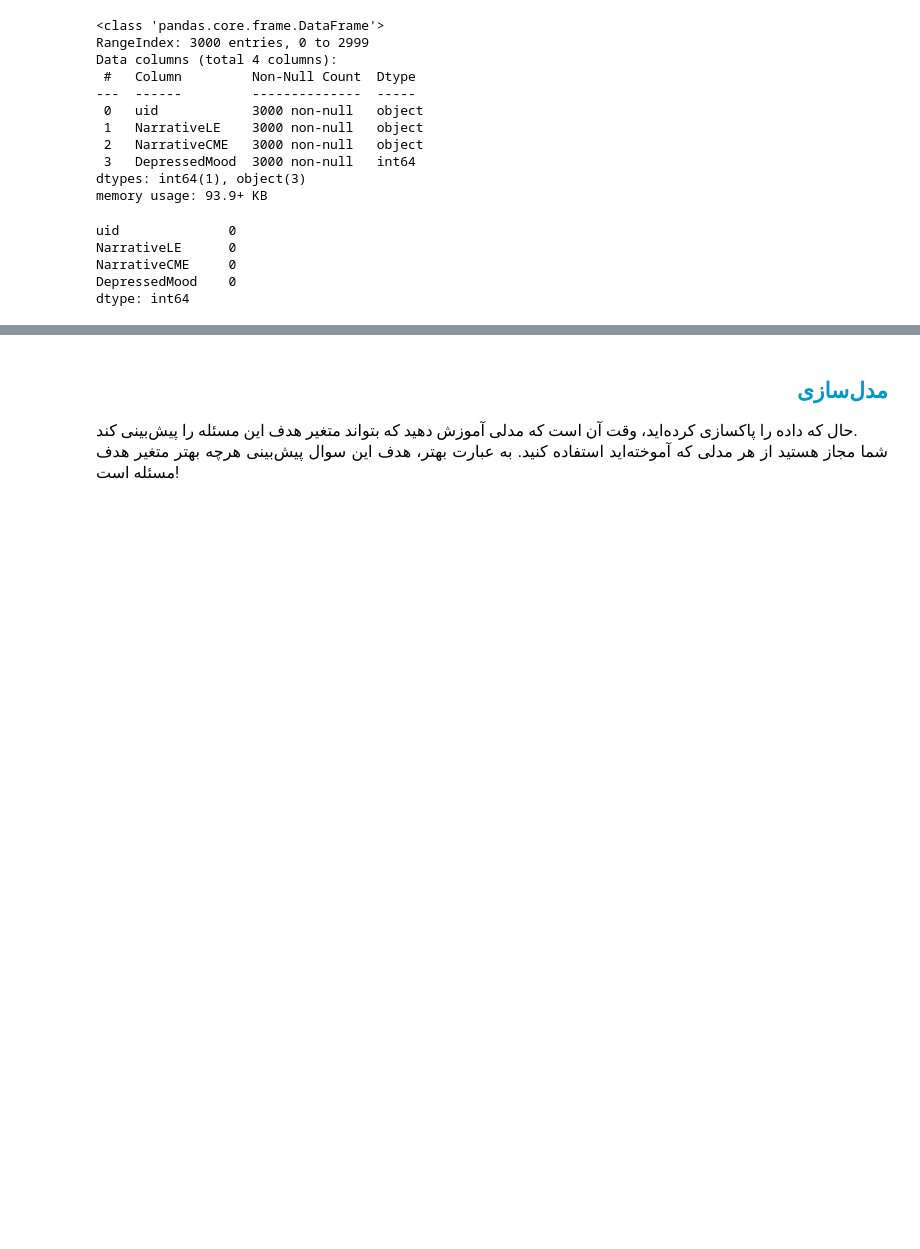
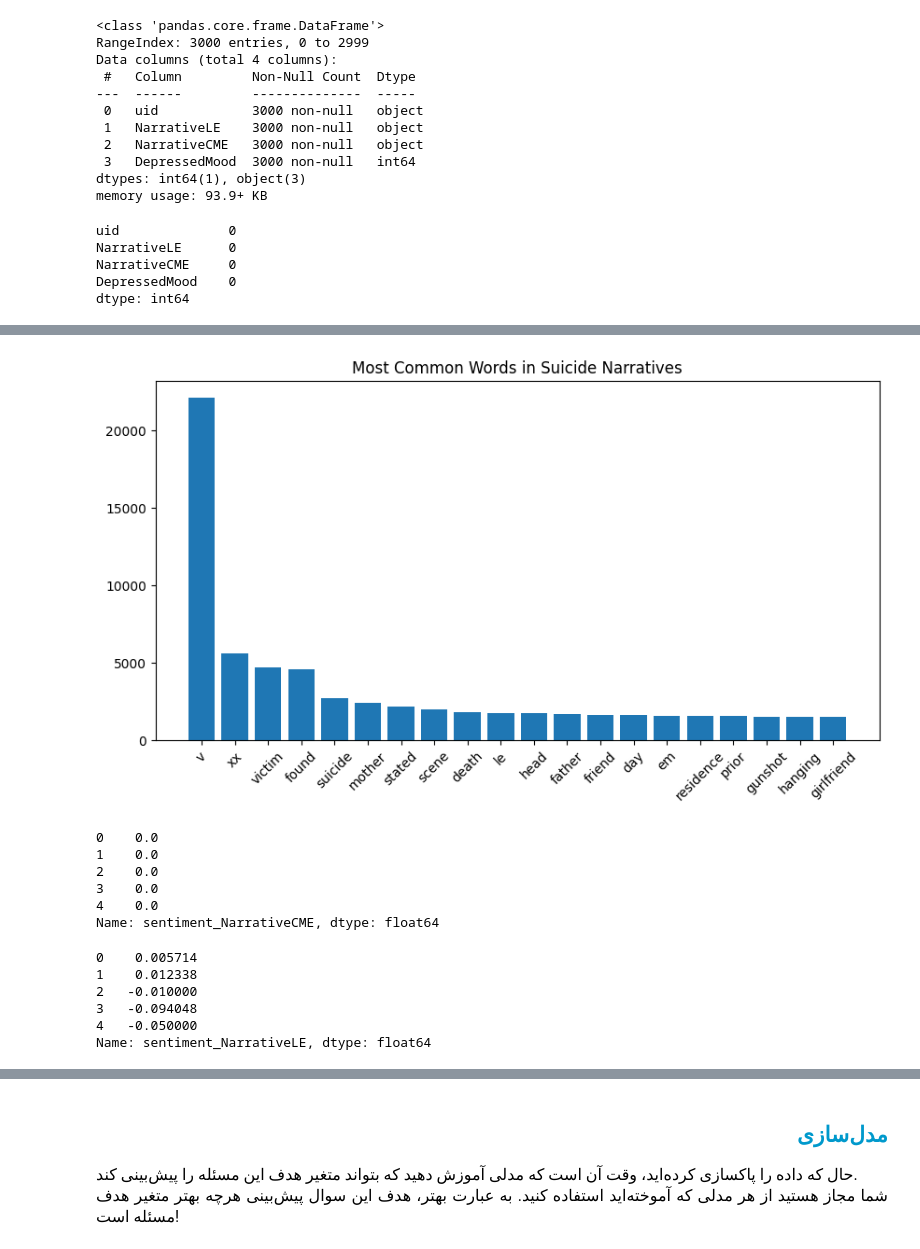
Before and after one commit to aliowx/sucide_analysis, a Jupyter notebook: notebook/Suicide.ipynb, the cells around one changed output, grey strips where cells are left out. Drawn from its saved outputs; the diff is of its cells as text; code cells hidden in the pictures; blank space fills up the shorter version.

```diff
--- a/notebook/Suicide.ipynb
+++ b/notebook/Suicide.ipynb
@@ -178,0 +262,7 @@ def clean_txt(
+# %%
+train_data["clean_NarrativeLE"] = train_data["clean_NarrativeLE"].apply(lambda x: " ".join(x) if isinstance(x, list) else str(x))
+# %%
+all_words = ''.join(train_data['clean_NarrativeLE']).split()
+# %%
+word_freq = Counter(all_words)
+word_freq
@@ -178,0 +287,3 @@ def clean_txt(
+# %%
+common_words = word_freq.most_common(20)
+common_words
@@ -178,0 +311,9 @@ def clean_txt(
+# %%
+words, counts = zip(*common_words)
+plt.figure(figsize=(10, 5))
+plt.bar(words, counts)
+plt.xticks(rotation=45)
+plt.title("Most Common Words in Suicide Narratives")
+plt.show()
+# %% [output]
+[figure, added]
@@ -178,0 +330,19 @@ def clean_txt(
+# %%
+train_data['sentiment_NarrativeCME'].head()
+# %% [output]
+0    0.0
+1    0.0
+2    0.0
+3    0.0
+4    0.0
+Name: sentiment_NarrativeCME, dtype: float64
+# %%
+
+train_data['sentiment_NarrativeLE'].head()
+# %% [output]
+0    0.005714
+1    0.012338
+2   -0.010000
+3   -0.094048
+4   -0.050000
+Name: sentiment_NarrativeLE, dtype: float64
```
Also changed, not shown: parts of 14 cells of this notebook, 2 other files.
